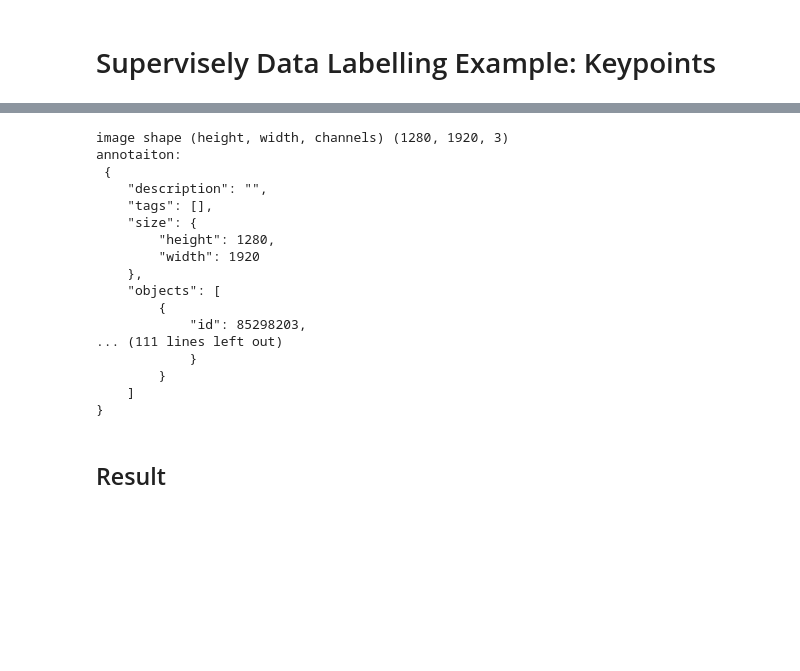
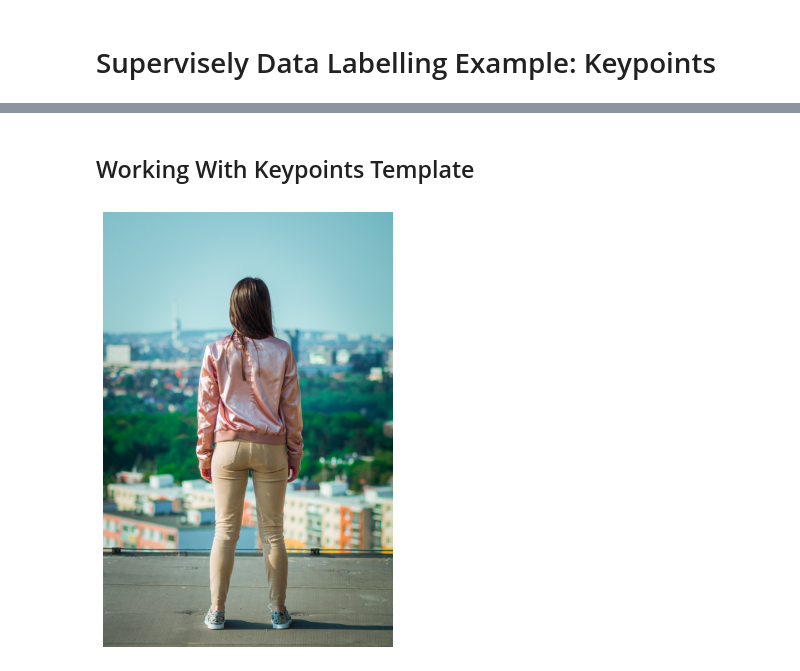
Before and after one commit to supervisely-ecosystem/keypoints-labeling-example, a Jupyter notebook: supervisely_keypoints.ipynb, the cells around one changed output, grey strips where cells are left out. Drawn from its saved outputs; the diff is of its cells as text; code cells hidden in the pictures; blank space fills up the shorter version.

```diff
--- a/supervisely_keypoints.ipynb
+++ b/supervisely_keypoints.ipynb
@@ -154,27 +17,0 @@ api.annotation.upload_ann(image_info.id, ann)
-# %%
-# download image and annotation
-image = api.image.download_np(image_info.id)
-print('image shape (height, width, channels)', image.shape)
-
-ann_json = api.annotation.download_json(image_info.id)
-print('annotaiton:\n', json.dumps(ann_json, indent=4))
-# %% [output]
-image shape (height, width, channels) (1280, 1920, 3)
-annotaiton:
- {
-    "description": "",
-    "tags": [],
-    "size": {
-        "height": 1280,
-        "width": 1920
-    },
-    "objects": [
-        {
-            "id": 85298203,
-... (111 lines left out)
-            }
-        }
-    ]
-}
-# %% [markdown]
-## Result
@@ -185,0 +18,2 @@ ann.draw_pretty(image, output_path=output_path, thickness=3)
+# %% [markdown]
+## Working With Keypoints Template
@@ -185,0 +28,5 @@ ann.draw_pretty(image, output_path=output_path, thickness=3)
+# %%
+# visualize image for building keypoints template
+visualize_image("images/girl.jpg")
+# %% [output]
+[figure, added]
```
Also changed, not shown: parts of 33 cells of this notebook, 1 other file.
